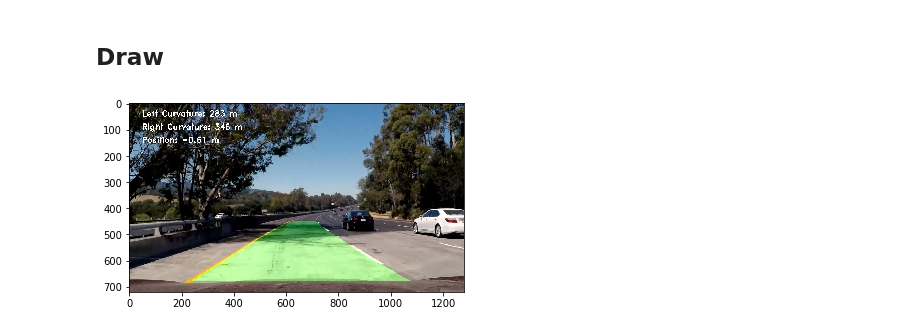
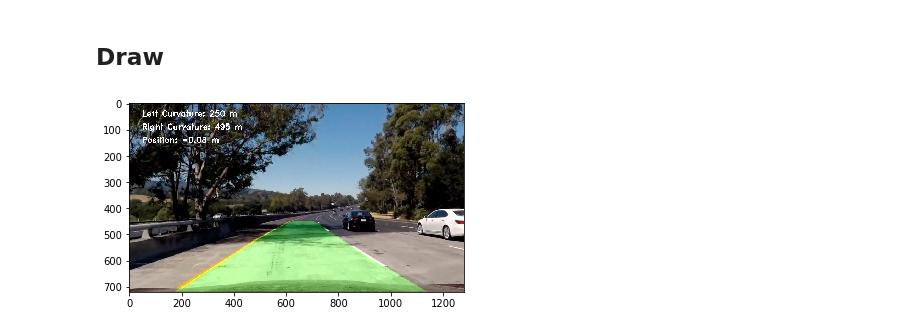
Before and after one commit to EricHodgins/SDCND_P4_Advanced_Lane_Finding, a Jupyter notebook: Advance_Lane_Finding_Notebook.ipynb, the cells around one changed output. Saved outputs shown, nothing was run; the diff lists cells and outputs as text; code cells hidden in the pictures.

```diff
--- a/Advance_Lane_Finding_Notebook.ipynb
+++ b/Advance_Lane_Finding_Notebook.ipynb
@@ -154,15 +155,15 @@ def warp(img):
     src = np.float32([
         [590, 450],
         [685, 450],
-        [260, 680],
-        [1050, 680]
+        [210, 720],
+        [1095, 720]
     ])
 
     dst = np.float32([
-        [260, 0],
-        [1050, 0],
-        [260, 720],
-        [1050, 720],
+        [210, 0],
+        [1095, 0],
+        [210, 720],
+        [1095, 720],
     ])
 
     M = cv2.getPerspectiveTransform(src, dst)
@@ -174,15 +175,15 @@ def inverse_perspective_transform():
     src = np.float32([
         [590, 450],
         [685, 450],
-        [260, 680],
-        [1050, 680]
+        [210, 720],
+        [1095, 720]
     ])
 
     dst = np.float32([
-        [260, 0],
-        [1050, 0],
-        [260, 720],
-        [1050, 720],
+        [210, 0],
+        [1095, 0],
+        [210, 720],
+        [1095, 720],
     ])
 
     Minv = cv2.getPerspectiveTransform(dst, src)
@@ -204,7 +205,7 @@ plt.plot(histogram)
 ## Sliding Window Approach
 # %%
 straight_line_image = mpimg.imread('./test_images/test5.jpg')
-filt = image_pipeline.pipeline(straight_line_image, mtx, dist)
+filt = image_pipeline.pipeline(calibrate_camera.undistort_image(straight_line_image, mtx, dist))
 binary_warped = warp(filt)
 
 def sliding_window(binary_warped):
@@ -318,7 +319,7 @@ def skip_sliding_window(binary_warped, left_fit, right_fit):
     nonzero = binary_warped.nonzero()
     nonzeroy = np.array(nonzero[0])
     nonzerox = np.array(nonzero[1])
-    margin = 150
+    margin = 100
     left_lane_inds = ((nonzerox > (left_fit[0]*(nonzeroy**2) + left_fit[1]*nonzeroy +
                        left_fit[2] - margin)) & (nonzerox < (left_fit[0]*(nonzeroy**2) +
                        left_fit[1]*nonzeroy + left_fit[2] + margin)))
@@ -408,10 +409,10 @@ def line_curvature(ploty, left_fitx, right_fitx):
     return left_curverad, right_curverad
 
 def vehicle_position(image_width, left_fitx, right_fitx):
-    left_mean = np.mean(left_fitx)
-    right_mean = np.mean(right_fitx)
-    pos = (image_width/2) - np.mean([left_mean, right_mean])
-    return (3.7/700) * pos
+    camera_position = image_width/2
+    lane_center = (left_fitx[719] + right_fitx[719]) / 2
+    center_offset_pixels = camera_position - lane_center
+    return (3.7/700) * center_offset_pixels
 # %% [markdown]
 ## Draw
 # %%
@@ -429,35 +430,36 @@ def draw_poly(original, warped, left_fitx, right_fitx, ploty):
 
     # Recast the x and y points into usable format for cv2.fillPoly()
     pts_left = np.array([np.transpose(np.vstack([left_fitx, ploty]))])
     pts_right = np.array([np.flipud(np.transpose(np.vstack([right_fitx, ploty])))])
     pts = np.hstack((pts_left, pts_right))
 
     # Draw the lane onto the warped blank image
     cv2.fillPoly(color_warp, np.int_([pts]), (0,255, 0))
 
     Minv = inverse_perspective_transform()
 
     # Warp the blank back to original image space using inverse perspective matrix (Minv)
     newwarp = cv2.warpPerspective(color_warp, Minv, (original.shape[1], original.shape[0]))
     # Combine the result with the original image
     result = cv2.addWeighted(original, 1, newwarp, 0.3, 0)
 
     return result
 
 def draw_vehicle_position(image, vehicle_position):
     cv2.putText(image, 'Position: {:.2f} m'.format(vehicle_position), (50, 150), cv2.FONT_HERSHEY_DUPLEX, 1, (255, 255, 255), 2)
 
 
-warped_with_poly = draw_poly(straight_line_image, binary_warped, left_fitx, right_fitx, ploty)
+undistort = calibrate_camera.undistort_image(straight_line_image, mtx, dist)
+warped_with_poly = draw_poly(undistort, binary_warped, left_fitx, right_fitx, ploty)
 pos = vehicle_position(warped_with_poly.shape[1], left_fitx, right_fitx)
 
 l_curverad, r_curverad = line_curvature(ploty, left_fitx, right_fitx)
 draw_text_curvature_values(warped_with_poly, l_curverad, r_curverad)
 draw_vehicle_position(warped_with_poly, pos)
 plt.imshow(warped_with_poly)
 mpimg.imsave("./output_images/warped_with_poly.jpg", warped_with_poly)
 # %% [output]
-[figure, old version]
+[figure, new version]
 # %%
 from moviepy.editor import VideoFileClip
 from IPython.display import HTML
```
Also changed, not shown: parts of 9 cells of this notebook, 6 other files.
